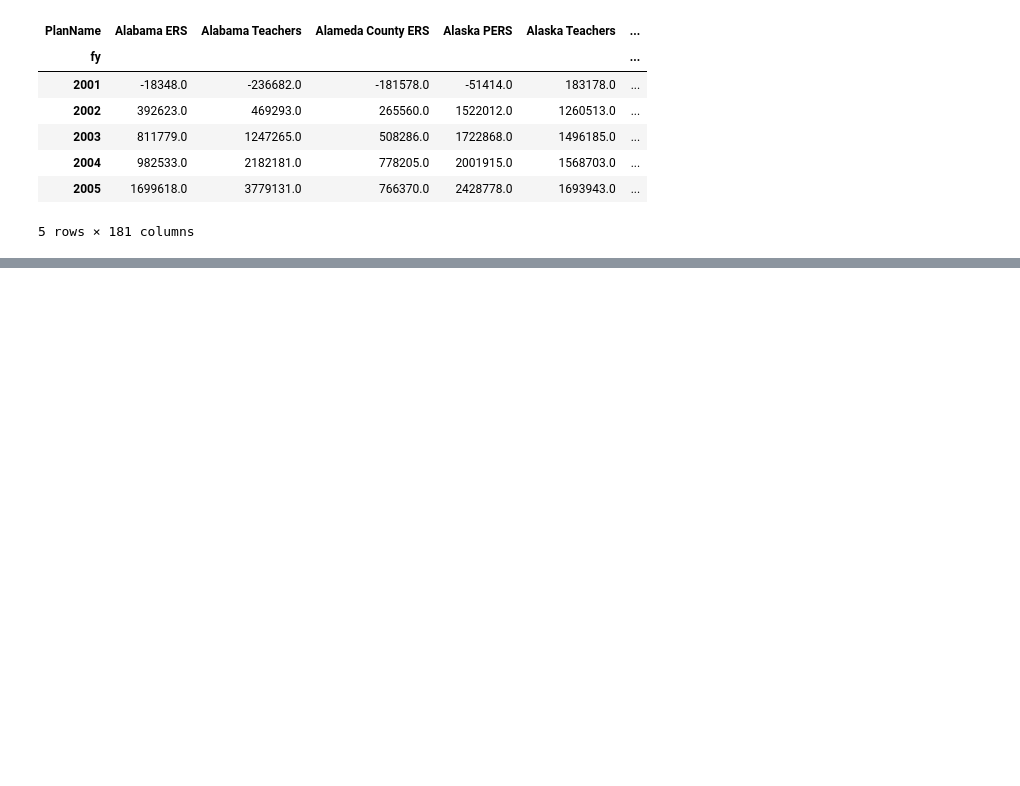
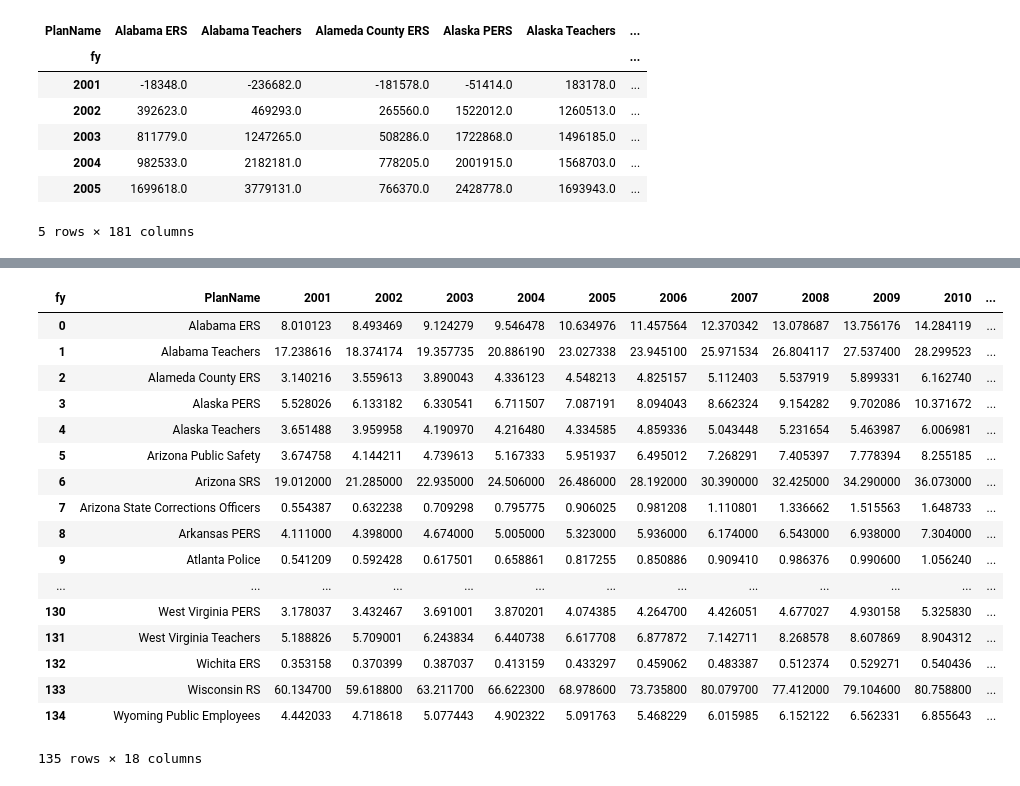
Before and after one commit to SmellsLikeCake/Thinkful-Unit4, a Jupyter notebook: Explore pension dataset.ipynb, the cells around one changed output, grey strips where cells are left out. Saved outputs shown, nothing was run; the diff lists cells and outputs as text; code cells hidden in the pictures; blank space fills up the shorter version.

```diff
--- a/Explore pension dataset.ipynb
+++ b/Explore pension dataset.ipynb
@@ -466,0 +482,23 @@ plt.show()
+# %%
+liabilities_2.columns = liabilities_2.columns.get_level_values('fy')
+liabilities_2.reset_index(inplace=True)
+liabilities_2
+# %% [output]
+| fy | PlanName | 2001 | 2002 | 2003 | 2004 | 2005 | 2006 | 2007 | 2008 | 2009 | 2010 | ... |
+| 0 | Alabama ERS | 8.010123 | 8.493469 | 9.124279 | 9.546478 | 10.634976 | 11.457564 | 12.370342 | 13.078687 | 13.756176 | 14.284119 | ... |
+| 1 | Alabama Teachers | 17.238616 | 18.374174 | 19.357735 | 20.886190 | 23.027338 | 23.945100 | 25.971534 | 26.804117 | 27.537400 | 28.299523 | ... |
+| 2 | Alameda County ERS | 3.140216 | 3.559613 | 3.890043 | 4.336123 | 4.548213 | 4.825157 | 5.112403 | 5.537919 | 5.899331 | 6.162740 | ... |
+| 3 | Alaska PERS | 5.528026 | 6.133182 | 6.330541 | 6.711507 | 7.087191 | 8.094043 | 8.662324 | 9.154282 | 9.702086 | 10.371672 | ... |
+| 4 | Alaska Teachers | 3.651488 | 3.959958 | 4.190970 | 4.216480 | 4.334585 | 4.859336 | 5.043448 | 5.231654 | 5.463987 | 6.006981 | ... |
+| 5 | Arizona Public Safety | 3.674758 | 4.144211 | 4.739613 | 5.167333 | 5.951937 | 6.495012 | 7.268291 | 7.405397 | 7.778394 | 8.255185 | ... |
+| 6 | Arizona SRS | 19.012000 | 21.285000 | 22.935000 | 24.506000 | 26.486000 | 28.192000 | 30.390000 | 32.425000 | 34.290000 | 36.073000 | ... |
+| 7 | Arizona State Corrections Officers | 0.554387 | 0.632238 | 0.709298 | 0.795775 | 0.906025 | 0.981208 | 1.110801 | 1.336662 | 1.515563 | 1.648733 | ... |
+| 8 | Arkansas PERS | 4.111000 | 4.398000 | 4.674000 | 5.005000 | 5.323000 | 5.936000 | 6.174000 | 6.543000 | 6.938000 | 7.304000 | ... |
+| 9 | Atlanta Police | 0.541209 | 0.592428 | 0.617501 | 0.658861 | 0.817255 | 0.850886 | 0.909410 | 0.986376 | 0.990600 | 1.056240 | ... |
+| ... | ... | ... | ... | ... | ... | ... | ... | ... | ... | ... | ... | ... |
+| 130 | West Virginia PERS | 3.178037 | 3.432467 | 3.691001 | 3.870201 | 4.074385 | 4.264700 | 4.426051 | 4.677027 | 4.930158 | 5.325830 | ... |
+| 131 | West Virginia Teachers | 5.188826 | 5.709001 | 6.243834 | 6.440738 | 6.617708 | 6.877872 | 7.142711 | 8.268578 | 8.607869 | 8.904312 | ... |
+| 132 | Wichita ERS | 0.353158 | 0.370399 | 0.387037 | 0.413159 | 0.433297 | 0.459062 | 0.483387 | 0.512374 | 0.529271 | 0.540436 | ... |
+| 133 | Wisconsin RS | 60.134700 | 59.618800 | 63.211700 | 66.622300 | 68.978600 | 73.735800 | 80.079700 | 77.412000 | 79.104600 | 80.758800 | ... |
+| 134 | Wyoming Public Employees | 4.442033 | 4.718618 | 5.077443 | 4.902322 | 5.091763 | 5.468229 | 6.015985 | 6.152122 | 6.562331 | 6.855643 | ... |
+135 rows × 18 columns
```
Also changed, not shown: parts of 14 cells of this notebook.
